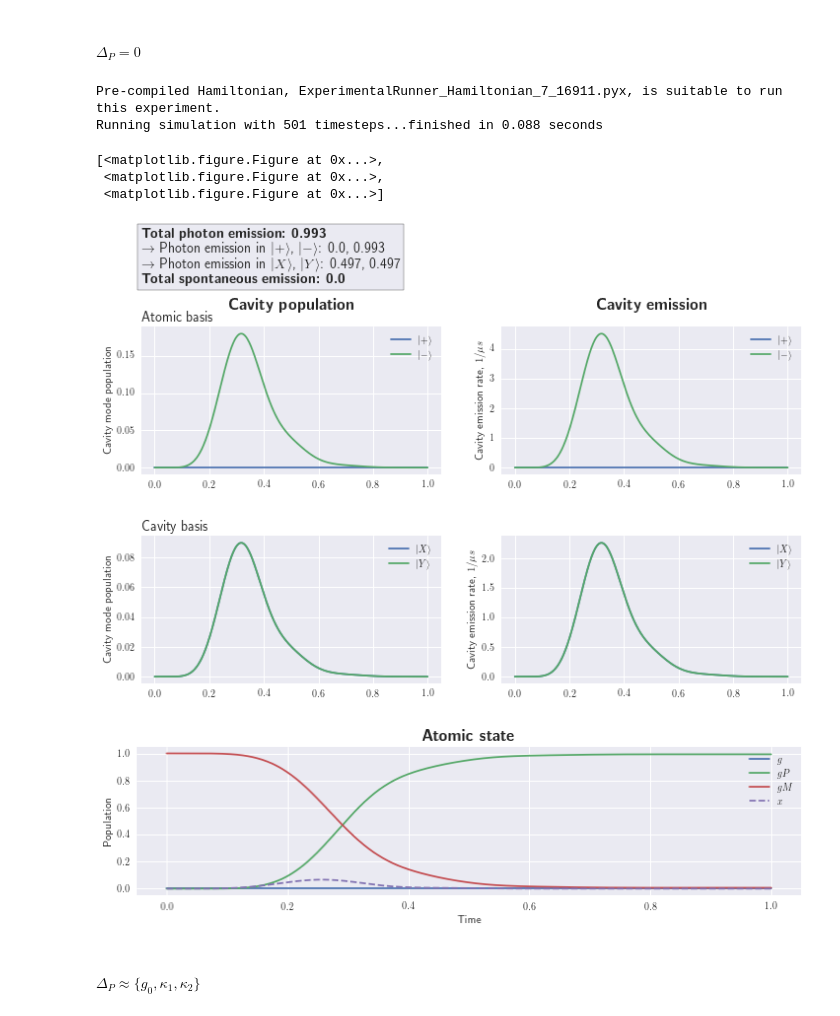
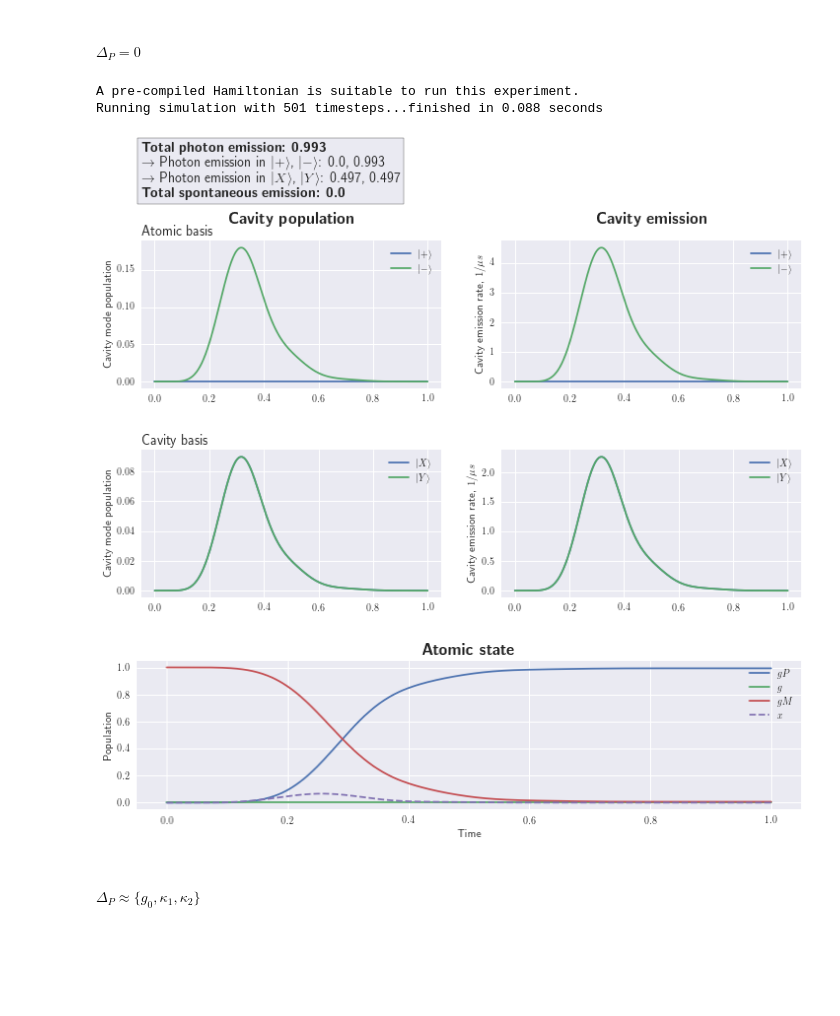
Before and after one commit to tomdbar/rb-cqed, a Jupyter notebook: jupyter_notebooks/rb_cqed_demos/2_birefringent_cavity.ipynb, the cells around one changed output. Cells and saved outputs as stored; diff of their text form; code cells hidden in the pictures; blank space fills up the shorter version.

```diff
--- a/jupyter_notebooks/rb_cqed_demos/2_birefringent_cavity.ipynb
+++ b/jupyter_notebooks/rb_cqed_demos/2_birefringent_cavity.ipynb
@@ -667,40 +669,37 @@ w_pulse = np.pi / length_pulse
 
 laser_coupling = LaserCoupling(omega0=7 * 2*np.pi,
                                g='gM', x='x',
                                deltaL = 0 * 2*np.pi,
                                deltaM=[1,-1],
                                pulse_shape='pulse_c(t, 0, length_pulse, w_pulse)',
                                args_ham={"length_pulse":length_pulse,
                                          "w_pulse":w_pulse},
                                setup_pyx=[''],
                                add_pyx=[pulse_c_str],
                                couple_off_resonance=False
                                )
 
 cavity_coupling = CavityCoupling(g0=cav.g,
                                  g='gP', x='x',
                                  deltaC = 0 * 2*np.pi,
                                  deltaM=[1,-1],
                                  couple_off_resonance=False)
 
 runner = ExperimentalRunner(atom4lvl,cav,laser_coupling,cavity_coupling,verbose=True)
 
 psi0 = runner.ket('gM',0,0)
 t_length = 1
 n_steps = 501
 
-results = runner.run(psi0, t_length, n_steps)
+runner.run(psi0, t_length, n_steps)
 
-results.plot()
+plts = results.plot()
 # %% [output]
-Pre-compiled Hamiltonian, ExperimentalRunner_Hamiltonian_7_16911.pyx, is suitable to run this experiment.
+A pre-compiled Hamiltonian is suitable to run this experiment.
 Running simulation with 501 timesteps...finished in 0.088 seconds
-[<matplotlib.figure.Figure at 0x...>,
- <matplotlib.figure.Figure at 0x...>,
- <matplotlib.figure.Figure at 0x...>]
 [figure]
 [figure]
-[figure, old version]
+[figure, new version]
 # %% [markdown]
 ##### $\Delta_P \approx \{g_0, \kappa_1, \kappa_2\}$
 # %%
```
Also changed, not shown: parts of 2 cells of this notebook, 14 other files.
